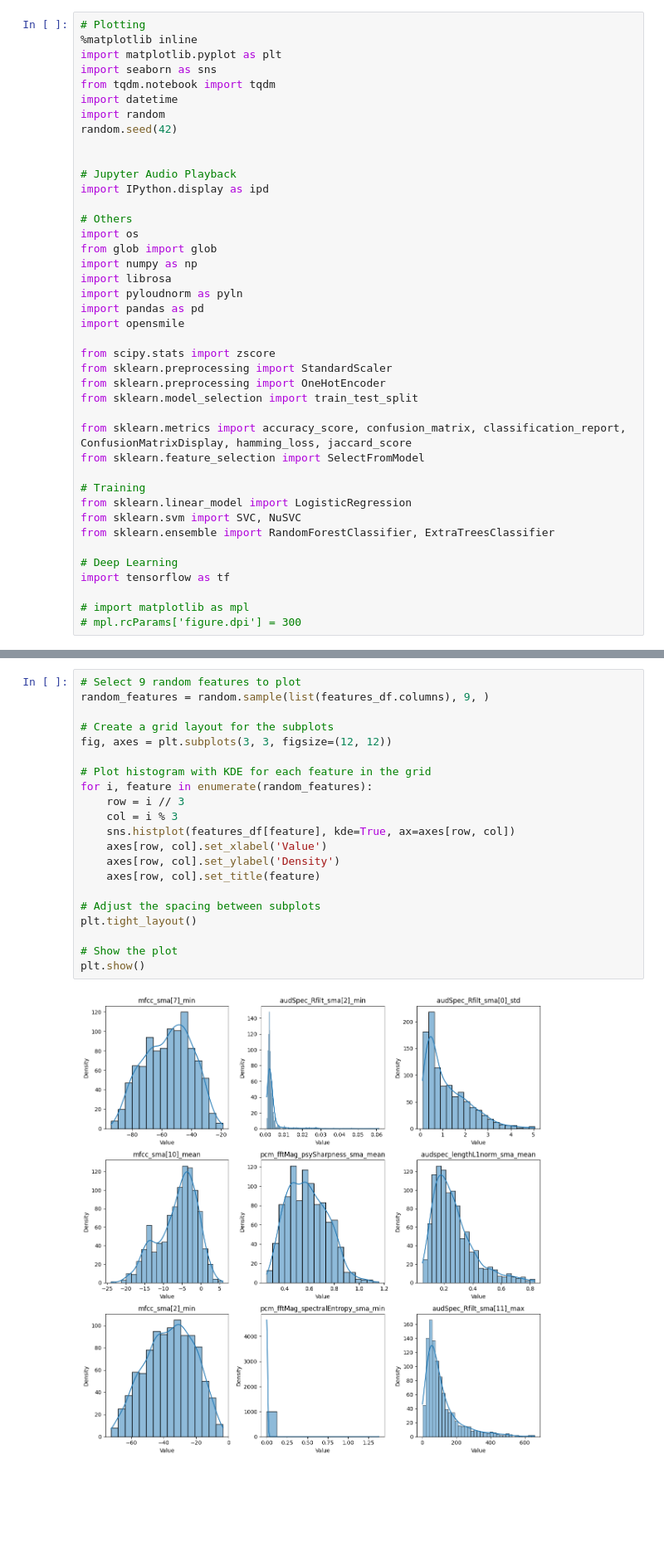
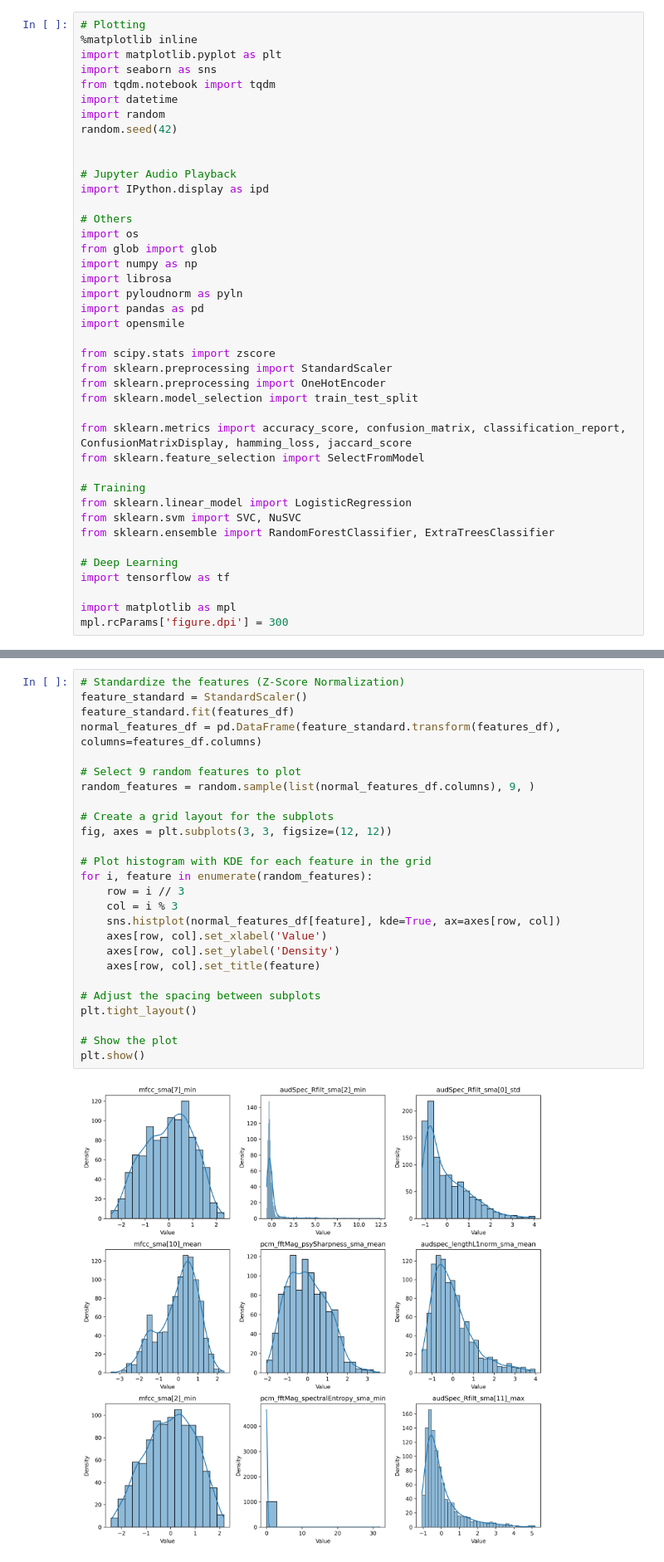
Before and after one commit to IbtihajT/Singing_Emotion_Prediction_with_Machine_Learning, a Jupyter notebook: main.ipynb, the cells around one changed output, grey strips where cells are left out. Shown at 83% size. Drawn from its saved outputs; the diff is of its cells as text; blank space fills up the shorter version.

```diff
--- a/main.ipynb
+++ b/main.ipynb
@@ -37,8 +37,8 @@ from sklearn.ensemble import RandomForestClassifier, ExtraTreesClassifier
 # Deep Learning
 import tensorflow as tf
 
-# import matplotlib as mpl
-# mpl.rcParams['figure.dpi'] = 300
+import matplotlib as mpl
+mpl.rcParams['figure.dpi'] = 300
 # %%
 def extract_features(path):
     """
@@ -306,26 +306,31 @@ features_df = pd.DataFrame(features_list)
 targets_df = df["emotion"].astype("category")
 combined_df = features_df.assign(target=targets_df.values)
 # %%
+# Standardize the features (Z-Score Normalization)
+feature_standard = StandardScaler()
+feature_standard.fit(features_df)
+normal_features_df = pd.DataFrame(feature_standard.transform(features_df), columns=features_df.columns)
+
 # Select 9 random features to plot
-random_features = random.sample(list(features_df.columns), 9, )
+random_features = random.sample(list(normal_features_df.columns), 9, )
 
 # Create a grid layout for the subplots
 fig, axes = plt.subplots(3, 3, figsize=(12, 12))
 
 # Plot histogram with KDE for each feature in the grid
 for i, feature in enumerate(random_features):
     row = i // 3
     col = i % 3
-    sns.histplot(features_df[feature], kde=True, ax=axes[row, col])
+    sns.histplot(normal_features_df[feature], kde=True, ax=axes[row, col])
     axes[row, col].set_xlabel('Value')
     axes[row, col].set_ylabel('Density')
     axes[row, col].set_title(feature)
 
 # Adjust the spacing between subplots
 plt.tight_layout()
 
 # Show the plot
 plt.show()
 # %% [output]
-[figure, old version]
+[figure, new version]
 # %%
```
Also changed, not shown: parts of 13 cells of this notebook.
